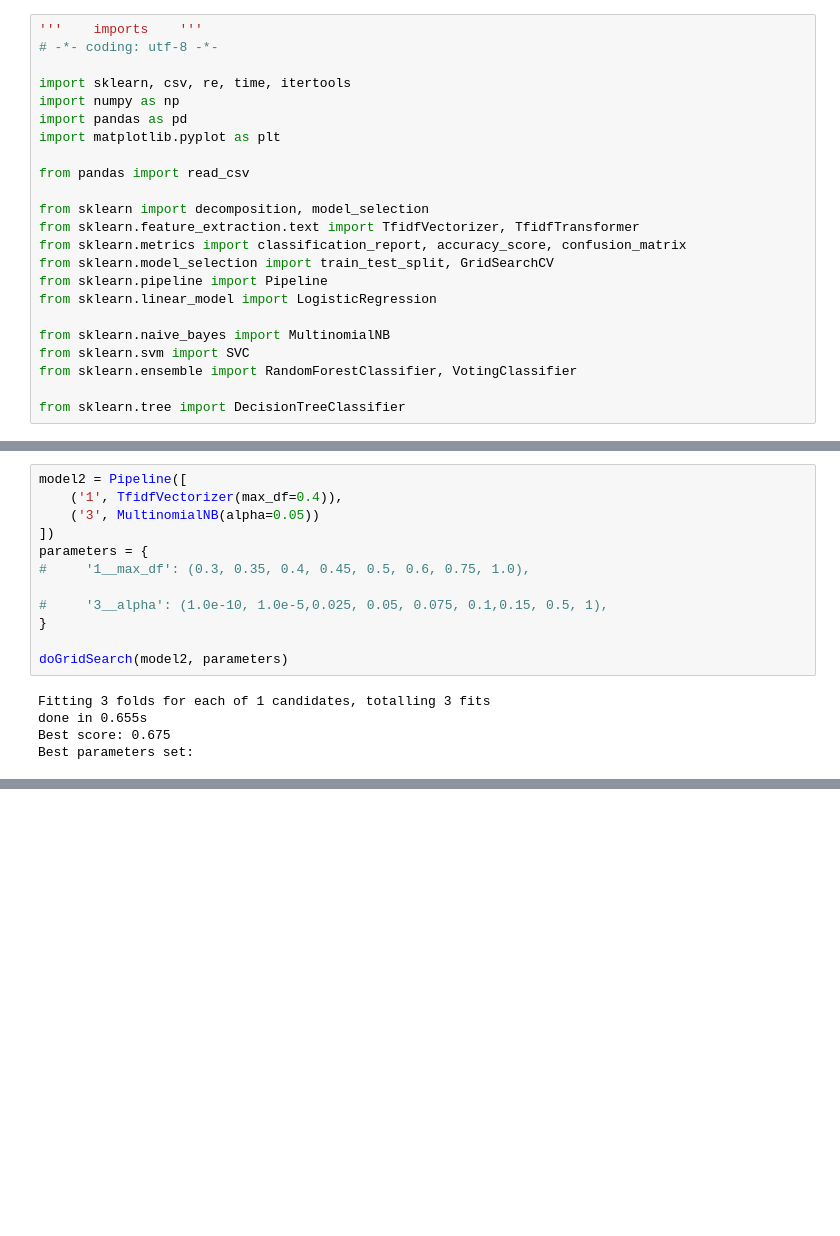
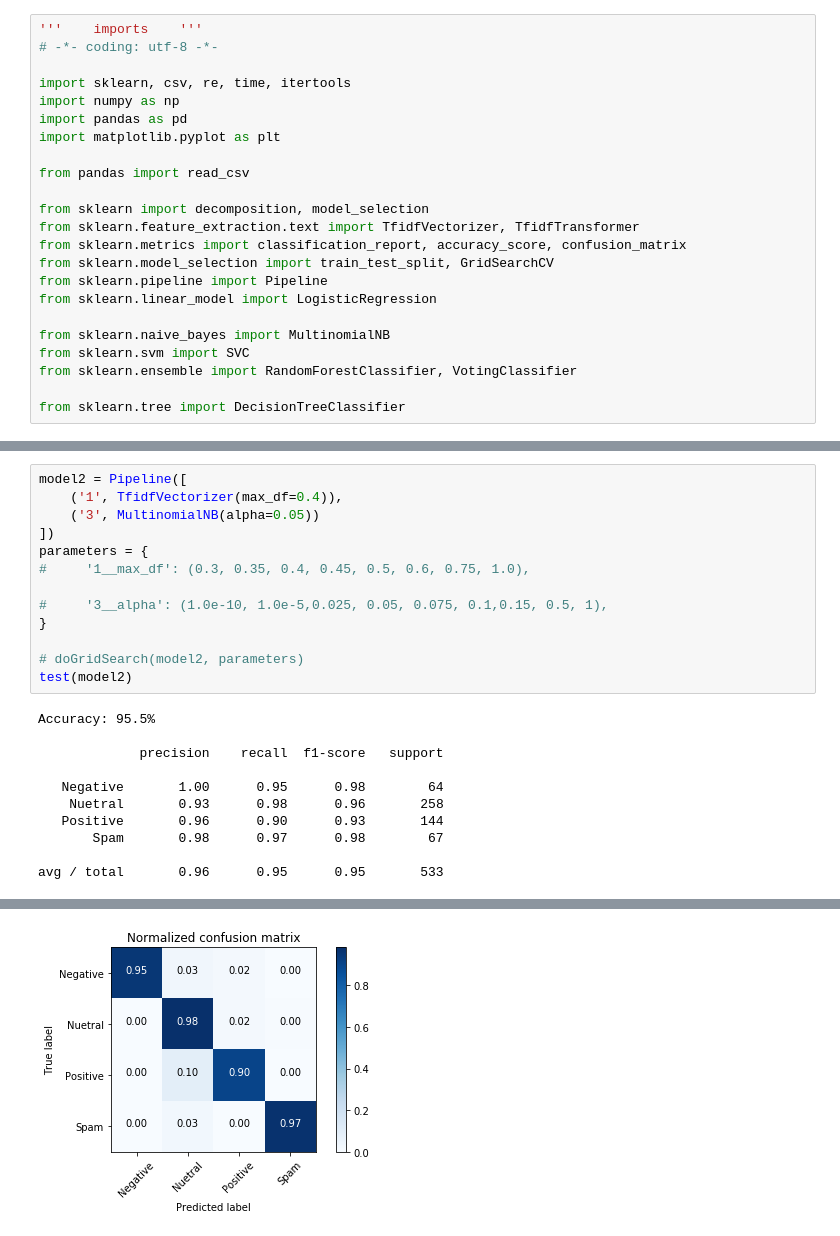
Before and after one commit to ibrahimBeladi/ICS490, a Jupyter notebook: jupyter/cinema.ipynb, the cells around one changed output, grey strips where cells are left out. Cells and saved outputs as stored; diff of their text form; blank space fills up the shorter version.

```diff
--- a/jupyter/cinema.ipynb
+++ b/jupyter/cinema.ipynb
@@ -271,9 +295,16 @@ parameters = {
 #     '3__alpha': (1.0e-10, 1.0e-5,0.025, 0.05, 0.075, 0.1,0.15, 0.5, 1),
 }
 
-doGridSearch(model2, parameters)
+# doGridSearch(model2, parameters)
+test(model2)
 # %% [output]
-Fitting 3 folds for each of 1 candidates, totalling 3 fits
-done in 0.655s
-Best score: 0.675
-Best parameters set:
+Accuracy: 95.5%
+
+             precision    recall  f1-score   support
+
+   Negative       1.00      0.95      0.98        64
+    Nuetral       0.93      0.98      0.96       258
+   Positive       0.96      0.90      0.93       144
+       Spam       0.98      0.97      0.98        67
+
+avg / total       0.96      0.95      0.95       533
@@ -281,3 +311,4 @@ Best parameters set:
+[figure, added]
 # %%
 model3 = Pipeline([
     ('1', TfidfVectorizer()),
```
Also changed, not shown: parts of 7 cells of this notebook, 10 other files.
